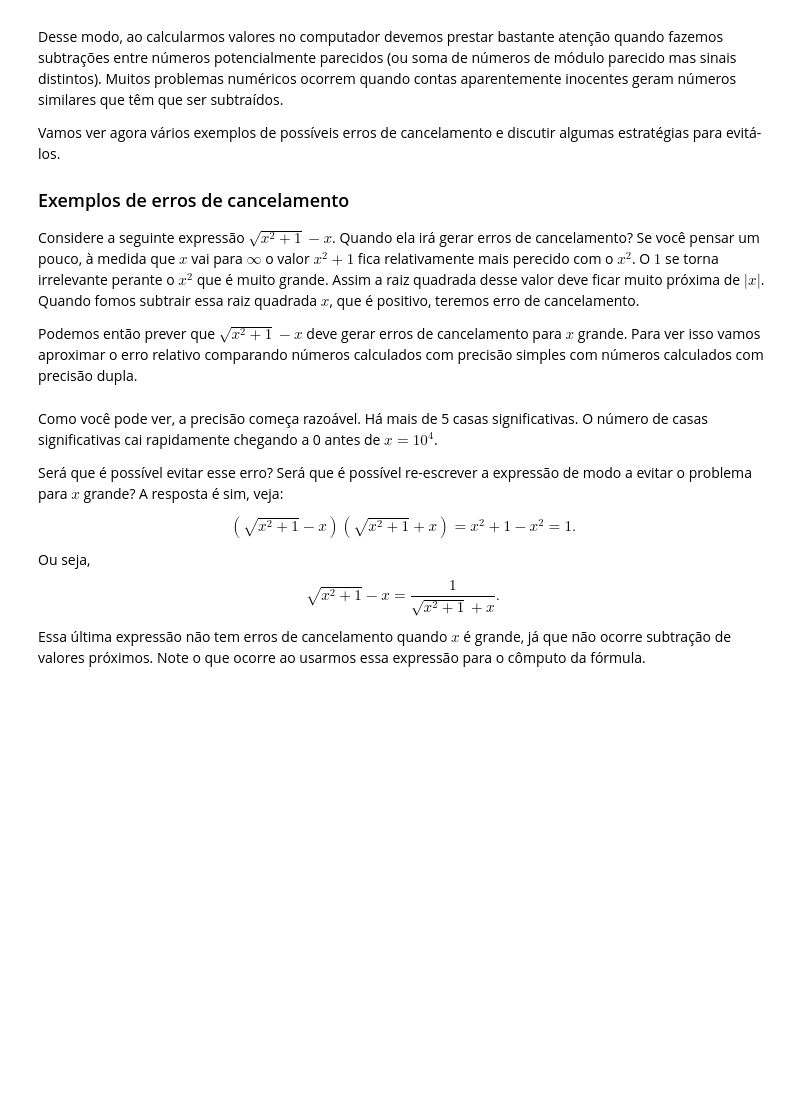
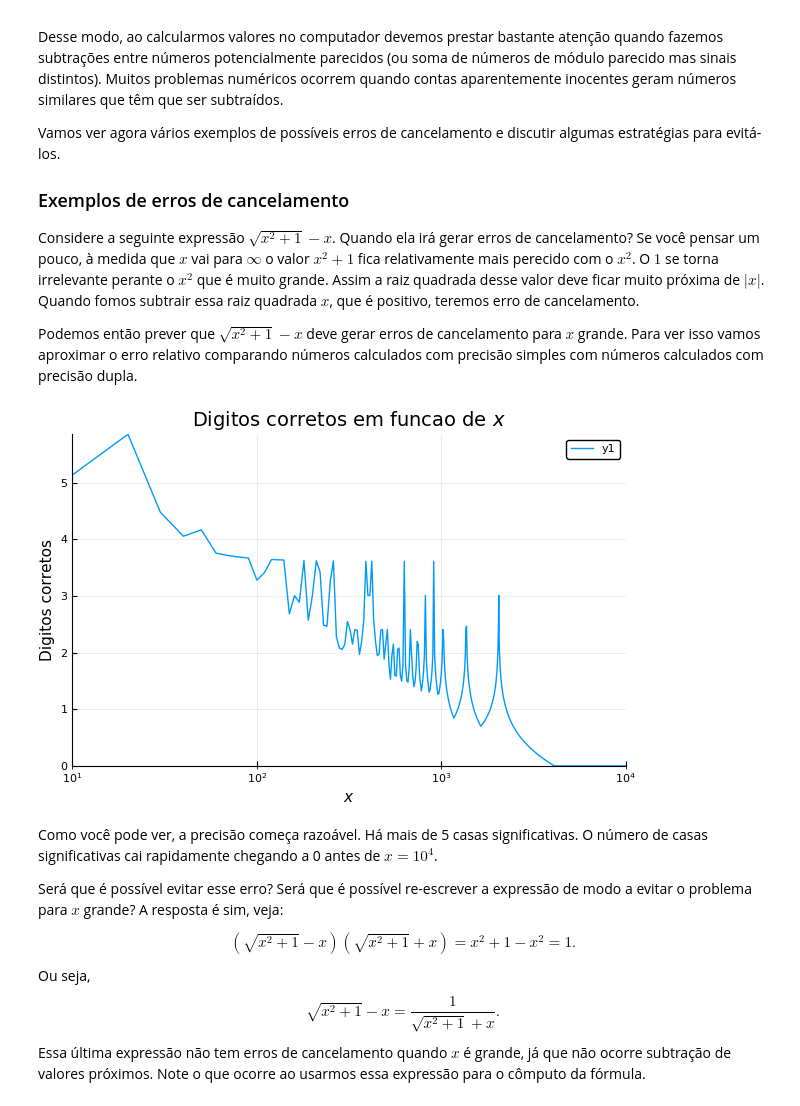
Before and after one commit to pjssilva/ms211, a Jupyter notebook: Computacao_com_Precisao_Finita.ipynb, the cells around one changed output. Cells and saved outputs as stored; diff of their text form; code cells hidden in the pictures; blank space fills up the shorter version.

````diff
--- a/Computacao_com_Precisao_Finita.ipynb
+++ b/Computacao_com_Precisao_Finita.ipynb
@@ -171,36 +92,39 @@ Podemos então prever que $\sqrt{x^2 + 1} - x$ deve gerar erros de cancelamento
 # Expressão que se deseja estudar
 function expr(x)
     return sqrt.(x.^2 + 1) - x
 end
 
 # Intervalo de teste [a, b]
 a, b = 1.0e+1, 1.0e+4
 
 ################### Possivelmente você não quer editar a partir daqui.
 
 # Se prepara para usar rotinas que plotam gráficos bem como LaTeX.
 using Plots
 using LaTeXStrings
 pyplot()
 # Erro relativo
 function erro_rel(x, xh)
     return abs.(x - xh) ./ abs.(xh)
 end
 
 # Calcula valores das expressões com precisão simples e dupla para x crescente
 x = linspace(a, b, 1000)
+x = map(BigFloat,x)
 expr_dupla = expr(x)
 x_simples = map(Float32, x)
 expr_simples = expr(x_simples)
 
 # Apresenta o gráfico dos erros relativos.
 # Lembre que quando o erro é 1 não há mais nenhum dígito significativo.
-log_errorel = log10.(erro_rel(expr_simples, expr_dupla))
-plot(x, -log_errorel,xaxis = (:log10),
+log_errorel = - log10.(erro_rel(expr_simples, expr_dupla))
+plot(x, log_errorel,xaxis = (:log10),
     # Para deixar o gráfico bonito
     title ="Digitos corretos em funcao de \$x\$",
     ylabel ="Digitos corretos",
-    xlabel ="\$x\$")
+    xlabel ="\$x\$")1```
+# %% [output]
+[figure, added]
 # %% [markdown]
 Como você pode ver, a precisão começa razoável. Há mais de 5 casas significativas. O número de casas significativas cai rapidamente chegando a 0 antes de $x = 10^4$.
 
````
Also changed, not shown: parts of 15 cells of this notebook, 4 other files.
